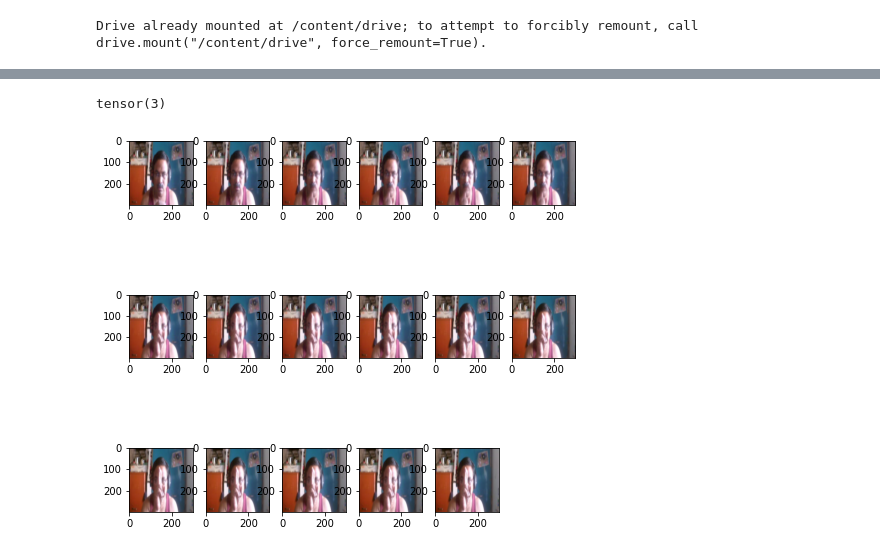
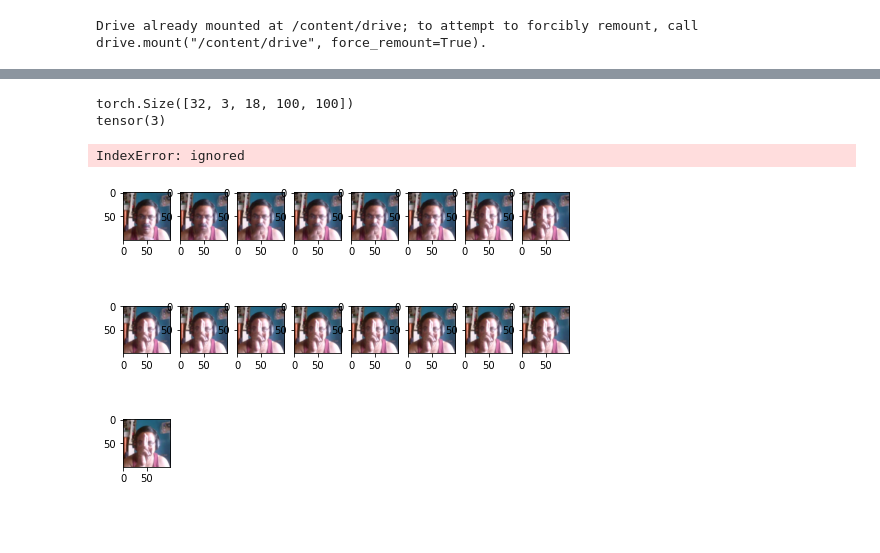
Before and after one commit to ankitbatra22/Gesture-Recognizer, a Jupyter notebook: gesture_detect.ipynb, the cells around one changed output, grey strips where cells are left out. Saved outputs shown, nothing was run; the diff lists cells and outputs as text; code cells hidden in the pictures; blank space fills up the shorter version.

```diff
--- a/gesture_detect.ipynb
+++ b/gesture_detect.ipynb
@@ -34,7 +48,7 @@ with open("./configs/config.json") as dataFile:
 save_dir = os.path.join(config["output_dir"], config["model_name"])
 
 transform = Compose([
-        #CenterCrop(100),
+        CenterCrop(100),
         #Resize(size=(300,300)),
         ToTensor()
         #Normalize(mean=[0.485, 0.456, 0.406],
@@ -91,31 +123,34 @@ True
 # %%
 x = next(iter(val_loader))
+print(x[0].shape)
 
 NUM = 15
 
 print(x[1][NUM])
 vidBatch = (x[0][NUM])
 pog = vidBatch.permute(1,2,3,0)
 pog[0]
 
 import numpy as np
 import matplotlib.pyplot as plt
 
 w = 12
 h = 12
 fig = plt.figure(figsize=(8, 8))
-columns = 6
-rows = 3
+columns = 8
+rows = 4
 
 for i in range(1, columns*rows):
     #img = np.random.randint(10, size=(h,w))
     img = pog[i].detach().numpy()
     fig.add_subplot(rows, columns, i)
     plt.imshow(img)
 
 plt.show()
 # %% [output]
+torch.Size([32, 3, 18, 100, 100])
 tensor(3)
+IndexError: ignored
-[figure, old version]
+[figure, new version]
 # %%
 import matplotlib.pyplot as plt
```
Also changed, not shown: parts of 6 cells of this notebook.
